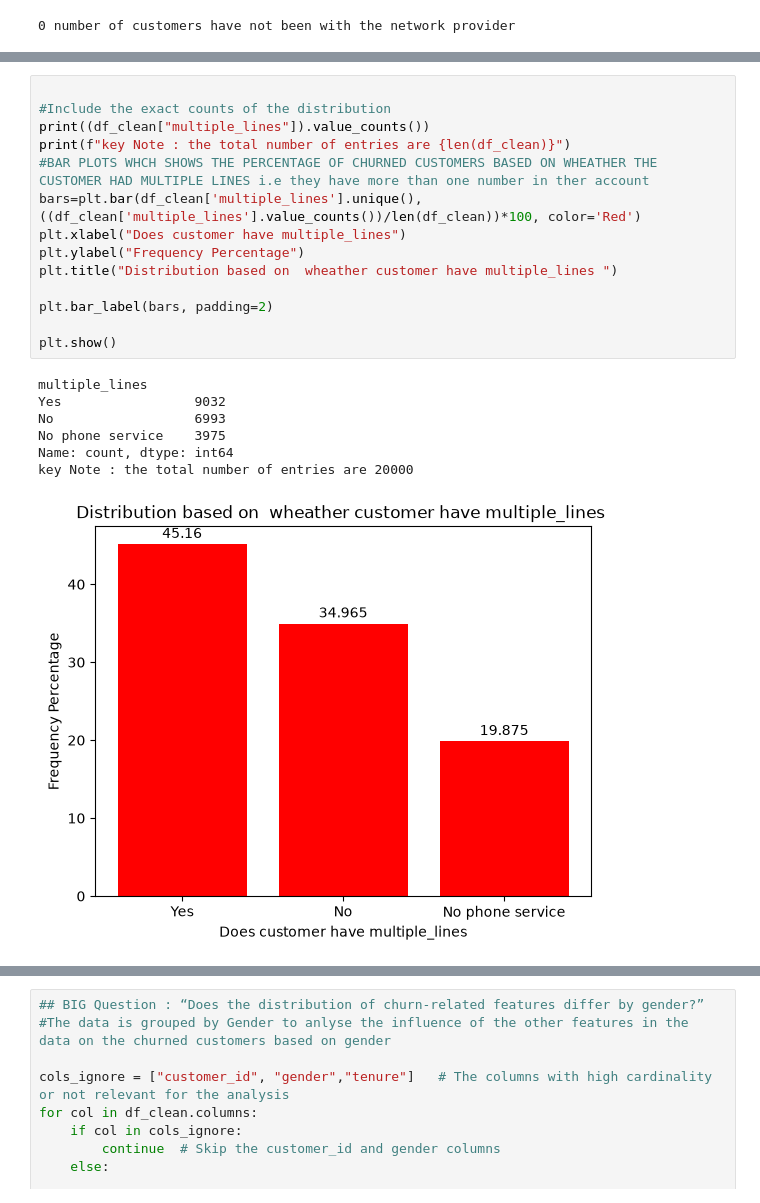
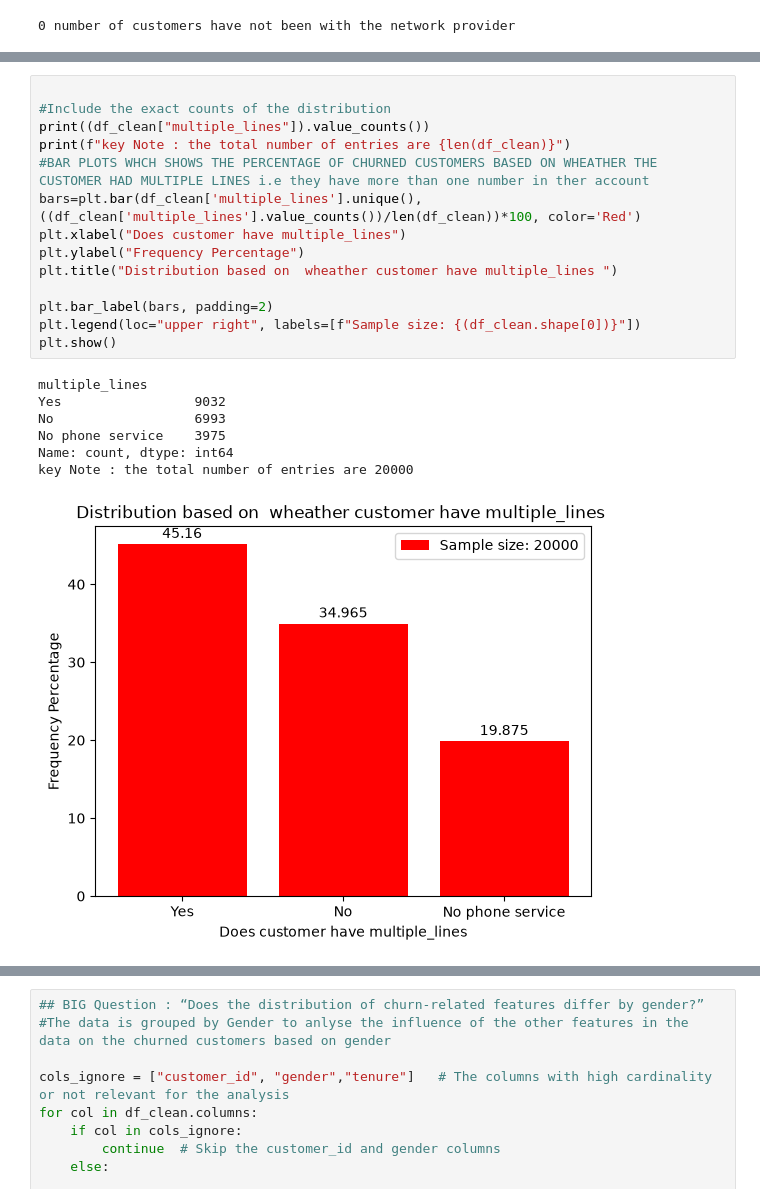
Before and after one commit to Shirley-star24/Telecom_Customer_Churn, a Jupyter notebook: Customer_segmentation and tenure prediction model.ipynb, the cells around one changed output, grey strips where cells are left out. Cells and saved outputs as stored; diff of their text form.

```diff
--- a/Customer_segmentation and tenure prediction model.ipynb
+++ b/Customer_segmentation and tenure prediction model.ipynb
@@ -261,23 +268,23 @@ key Note : the total number of entries are 20000
 # %%
 
 #Include the exact counts of the distribution
 print((df_clean["multiple_lines"]).value_counts())
 print(f"key Note : the total number of entries are {len(df_clean)}")
 #BAR PLOTS WHCH SHOWS THE PERCENTAGE OF CHURNED CUSTOMERS BASED ON WHEATHER THE CUSTOMER HAD MULTIPLE LINES i.e they have more than one number in ther account
 bars=plt.bar(df_clean['multiple_lines'].unique(), ((df_clean['multiple_lines'].value_counts())/len(df_clean))*100, color='Red')
 plt.xlabel("Does customer have multiple_lines")
 plt.ylabel("Frequency Percentage")
 plt.title("Distribution based on  wheather customer have multiple_lines ")
 
 plt.bar_label(bars, padding=2)
-
+plt.legend(loc="upper right", labels=[f"Sample size: {(df_clean.shape[0])}"])
 plt.show()
 # %% [output]
 multiple_lines
 Yes                 9032
 No                  6993
 No phone service    3975
 Name: count, dtype: int64
 key Note : the total number of entries are 20000
-[figure, old version]
+[figure, new version]
 # %% [markdown]
```
Also changed, not shown: parts of 14 cells of this notebook.
